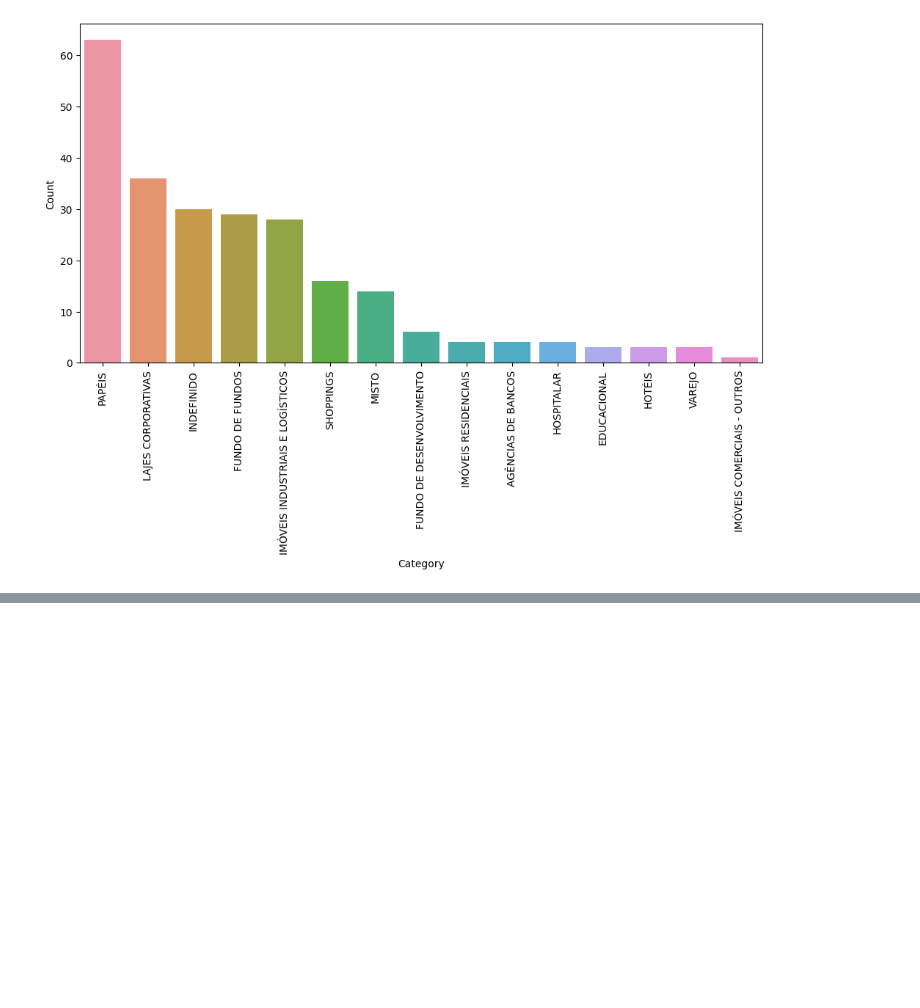
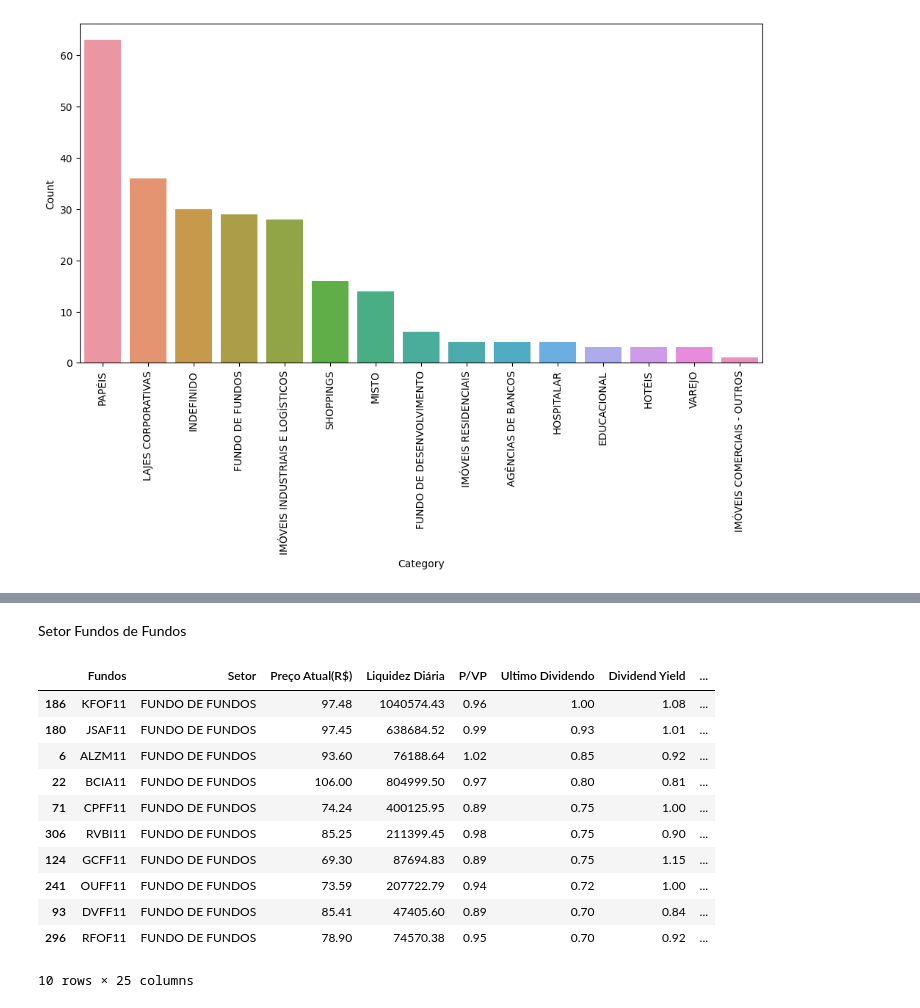
Before and after one commit to Riguini/Fundos-imobiliarios-FIIS-, a Jupyter notebook: FIIS.ipynb, the cells around one changed output, grey strips where cells are left out. Saved outputs shown, nothing was run; the diff lists cells and outputs as text; code cells hidden in the pictures; blank space fills up the shorter version.

```diff
--- a/FIIS.ipynb
+++ b/FIIS.ipynb
@@ -255,0 +321,19 @@ plt.show()
+# %% [markdown]
+Setor Fundos de Fundos
+# %%
+df_f_fundos = df[df['Setor']=='FUNDO DE FUNDOS']
+df_f_fundos = df_f_fundos.sort_values(by='Ultimo Dividendo', ascending=False)
+df_f_fundos.head(10)
+# %% [output]
+|  | Fundos | Setor | Preço Atual(R$) | Liquidez Diária | P/VP | Ultimo Dividendo | Dividend Yield | ... |
+| 186 | KFOF11 | FUNDO DE FUNDOS | 97.48 | 1040574.43 | 0.96 | 1.00 | 1.08 | ... |
+| 180 | JSAF11 | FUNDO DE FUNDOS | 97.45 | 638684.52 | 0.99 | 0.93 | 1.01 | ... |
+| 6 | ALZM11 | FUNDO DE FUNDOS | 93.60 | 76188.64 | 1.02 | 0.85 | 0.92 | ... |
+| 22 | BCIA11 | FUNDO DE FUNDOS | 106.00 | 804999.50 | 0.97 | 0.80 | 0.81 | ... |
+| 71 | CPFF11 | FUNDO DE FUNDOS | 74.24 | 400125.95 | 0.89 | 0.75 | 1.00 | ... |
+| 306 | RVBI11 | FUNDO DE FUNDOS | 85.25 | 211399.45 | 0.98 | 0.75 | 0.90 | ... |
+| 124 | GCFF11 | FUNDO DE FUNDOS | 69.30 | 87694.83 | 0.89 | 0.75 | 1.15 | ... |
+| 241 | OUFF11 | FUNDO DE FUNDOS | 73.59 | 207722.79 | 0.94 | 0.72 | 1.00 | ... |
+| 93 | DVFF11 | FUNDO DE FUNDOS | 85.41 | 47405.60 | 0.89 | 0.70 | 0.84 | ... |
+| 296 | RFOF11 | FUNDO DE FUNDOS | 78.90 | 74570.38 | 0.95 | 0.70 | 0.92 | ... |
+10 rows × 25 columns
```
Also changed, not shown: parts of 18 cells of this notebook.
